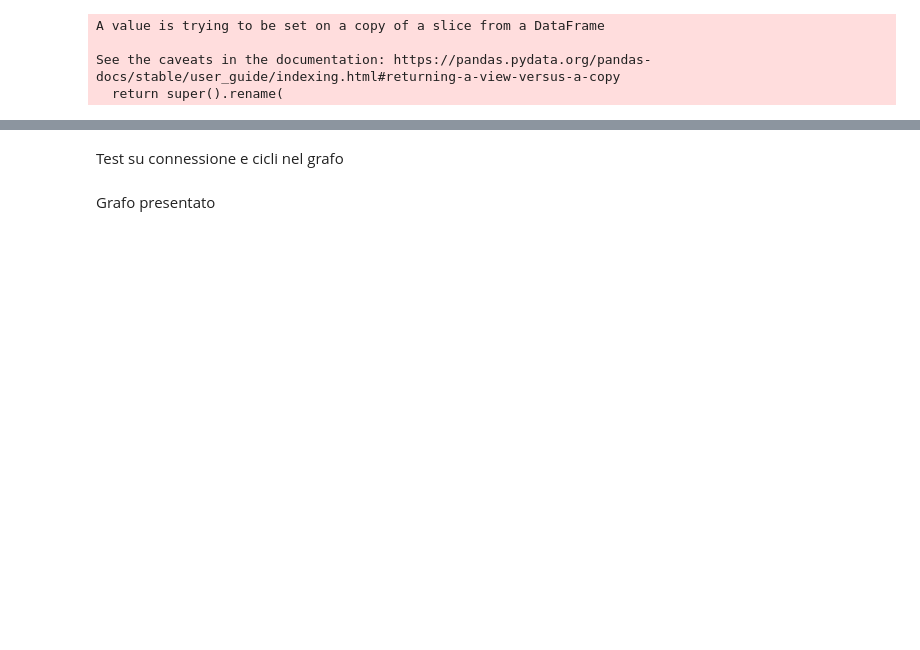
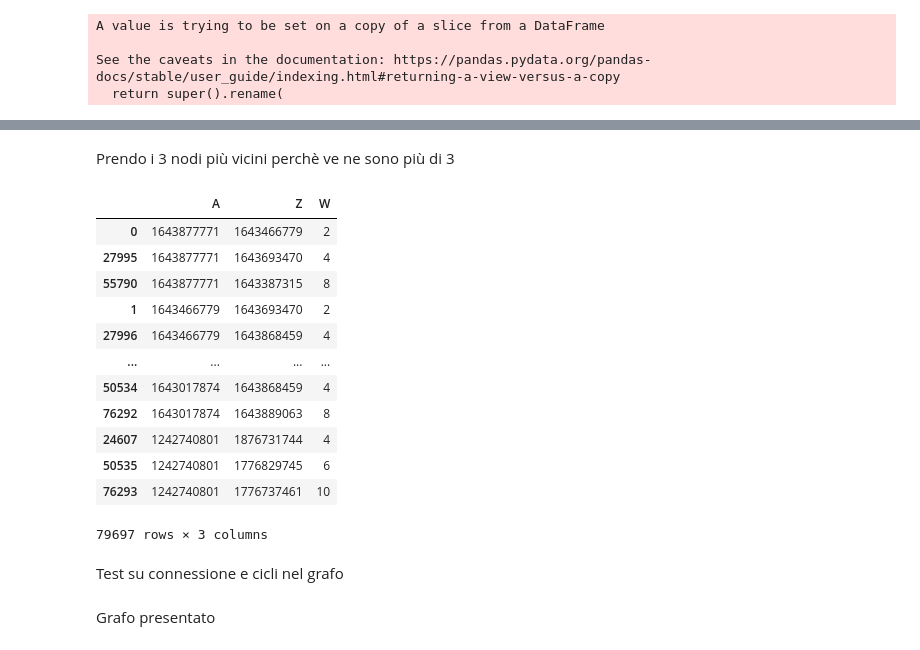
Before and after one commit to mikelenato/P8-Il-giro-del-mondo-in-80-giorni, a Jupyter notebook: grafo.ipynb, the cells around one changed output, grey strips where cells are left out. Cells and saved outputs as stored; diff of their text form; code cells hidden in the pictures; blank space fills up the shorter version.

```diff
--- a/grafo.ipynb
+++ b/grafo.ipynb
@@ -666,7 +891,7 @@ Calcolo grafo con networkx
 # %%
-vicini= datafr_tutti_finale[['nodoA', 'nodoZmin', 'weight_nodo_vicino']]
-medi = datafr_tutti_finale[['nodoA', 'nodoZmed', 'weight_nodo_medio']]
-massimi = datafr_tutti_finale[['nodoA', 'nodoZmax', 'weight_nodo_massimo']]
+vicini= datafr_3_3_b[['nodoA', 'nodoZmin', 'weight_nodo_vicino']]
+medi = datafr_3_3_b[['nodoA', 'nodoZmed', 'weight_nodo_medio']]
+massimi = datafr_3_3_b[['nodoA', 'nodoZmax', 'weight_nodo_massimo']]
 dv = {'nodoA': 'A', 'nodoZmin': 'Z', 'weight_nodo_vicino': 'W'}
 dme = {'nodoA': 'A', 'nodoZmed': 'Z', 'weight_nodo_medio': 'W'}
 dma = {'nodoA': 'A', 'nodoZmax': 'Z', 'weight_nodo_massimo': 'W'}
@@ -717 +940,32 @@ t_fin2
+# %%
+t_fin3 = t_fin2.drop_duplicates()
+t_fin4 = t_fin3.reset_index()
+del t_fin4['index']
+# %% [markdown]
+Prendo i 3 nodi più vicini perchè ve ne sono più di 3
+# %%
+lista_nodi = XX['id'].values.tolist()
+df_input_nx_3 = pd.DataFrame()
+for n in lista_nodi:
+    tem = pd.DataFrame()
+    tem = t_fin4[t_fin4['A'] == n]
+    tem2 = tem.sort_values(by='W', ascending=True)
+    tem3 = tem2[:3]
+    df_input_nx_3 = pd.concat([df_input_nx_3, tem3])
+# %%
+df_input_nx_3
+# %% [output]
+|  | A | Z | W |
+| 0 | 1643877771 | 1643466779 | 2 |
+| 27995 | 1643877771 | 1643693470 | 4 |
+| 55790 | 1643877771 | 1643387315 | 8 |
+| 1 | 1643466779 | 1643693470 | 2 |
+| 27996 | 1643466779 | 1643868459 | 4 |
+| ... | ... | ... | ... |
+| 50534 | 1643017874 | 1643868459 | 4 |
+| 76292 | 1643017874 | 1643889063 | 8 |
+| 24607 | 1242740801 | 1876731744 | 4 |
+| 50535 | 1242740801 | 1776829745 | 6 |
+| 76293 | 1242740801 | 1776737461 | 10 |
+79697 rows × 3 columns
 # %%
```
Also changed, not shown: parts of 33 cells of this notebook.
